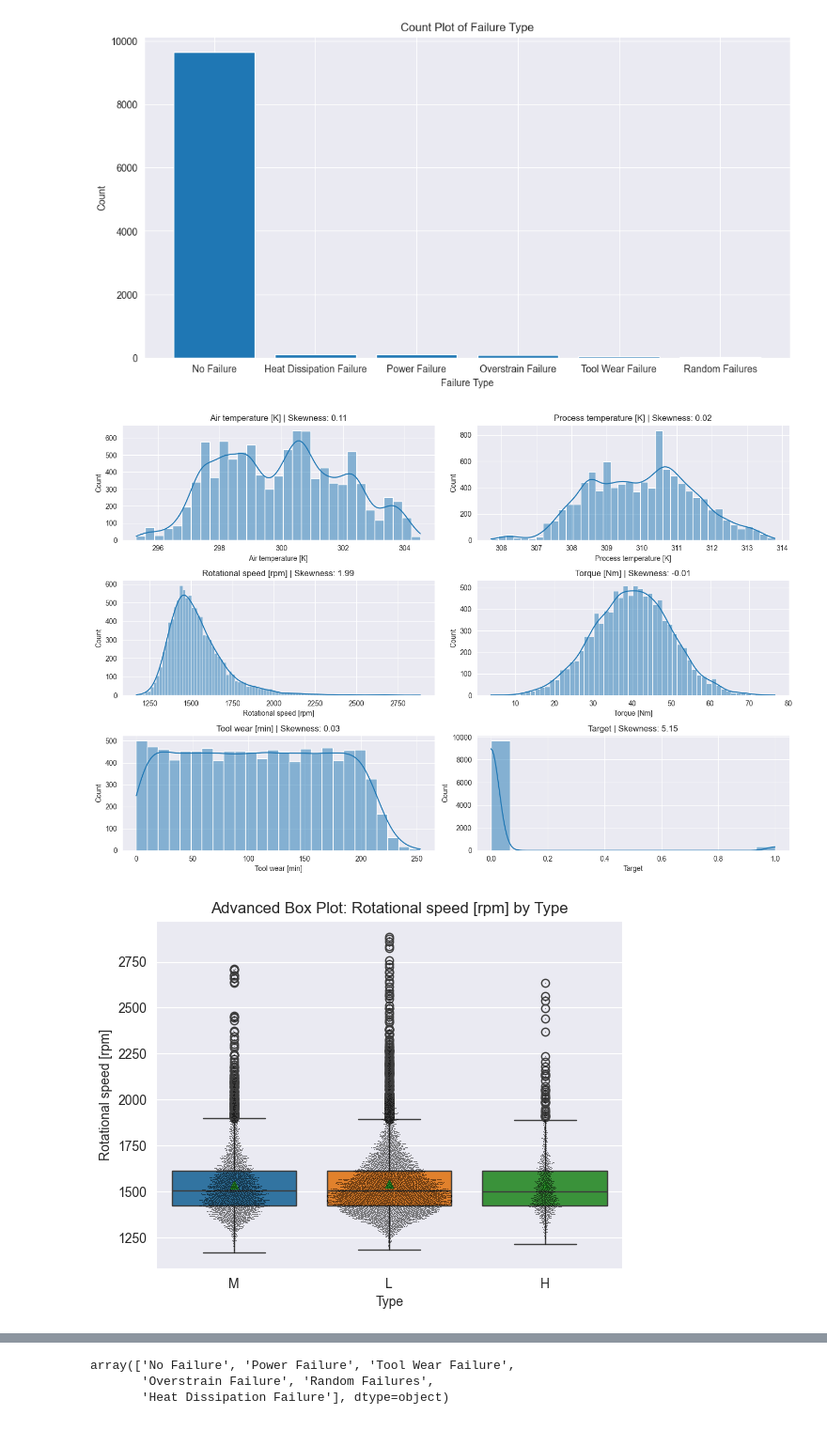
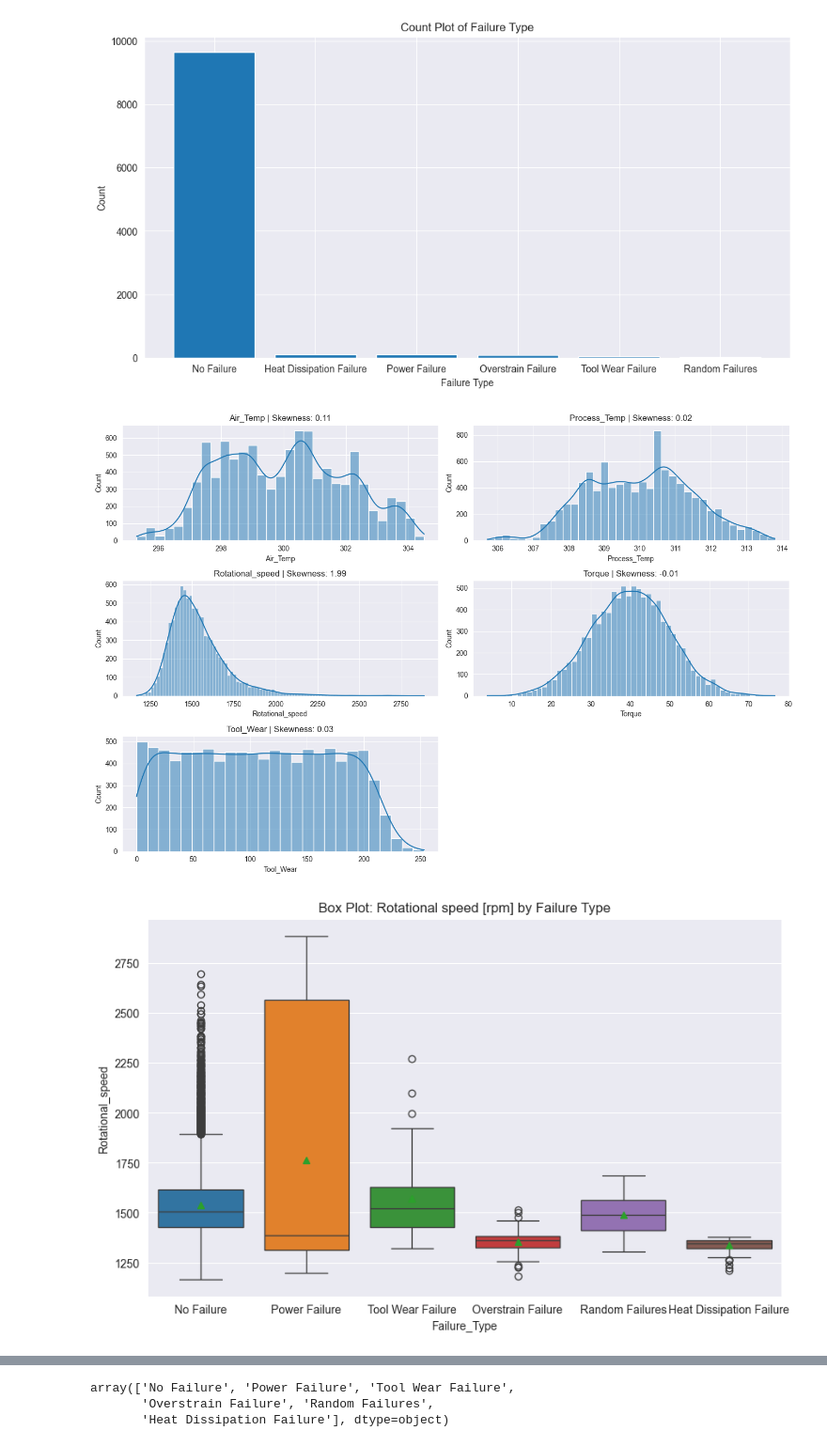
Before and after one commit to DhammikePremachandra/Machine_Predictive_Maintenance_Classification, a Jupyter notebook: Machine_Predictive_Maintenance_Classification.ipynb, the cells around one changed output, grey strips where cells are left out. Shown at 94% size. Cells and saved outputs as stored; diff of their text form; code cells hidden in the pictures.

Commit message:
Data preprocessing,EDA and feature selection have been done

```diff
--- a/Machine_Predictive_Maintenance_Classification.ipynb
+++ b/Machine_Predictive_Maintenance_Classification.ipynb
@@ -123,8 +130,8 @@ Target                         2
 Failure Type                   6
 dtype: int64
 # %%
-# Dropping 'UDI' and 'Product ID' columns.
-df.drop(columns=['UDI', 'Product ID'], axis=1, inplace=True)
+# Dropping 'UDI', 'Target' and 'Product ID' columns.
+df.drop(columns=['UDI', 'Product ID', 'Target'], axis=1, inplace=True)
 df.head()
 # %% [output]
 |  | Type | Air temperature [K] | Process temperature [K] | Rotational speed [rpm] | Torque [Nm] | ... |
@@ -133,3 +140,15 @@ df.head()
 | 2 | L | 298.1 | 308.5 | 1498 | 49.4 | ... |
 | 3 | L | 298.2 | 308.6 | 1433 | 39.5 | ... |
 | 4 | L | 298.2 | 308.7 | 1408 | 40.0 | ... |
+# %%
+# Cleaning columns names.
+columns_to_rename = {
+    'Air temperature [K]' : 'Air_Temp',
+    'Process temperature [K]' : 'Process_Temp',
+    'Rotational speed [rpm]' : 'Rotational_speed',
+    'Torque [Nm]' : 'Torque',
+    'Tool wear [min]' : 'Tool_Wear',
+    'Failure Type' : 'Failure_Type'
+}
+df.rename(columns=columns_to_rename, inplace=True)
+df.head()
@@ -177,12 +203,17 @@ for idx, feature in enumerate(numerical_columns, 1):
 plt.tight_layout()
 plt.show()
 # %% [output]
-[figure, old version]
+[figure, new version]
 # %%
-# Advanced Boxplots
-sns.boxplot(data=df, x='Type', y='Rotational speed [rpm]', showmeans=True, hue='Type')
-sns.swarmplot(data=df, x='Type', y='Rotational speed [rpm]', color='black', alpha=0.5, size=0.8)  # Overlay datapoints
-plt.title("Advanced Box Plot: Rotational speed [rpm] by Type")
+# Exploring Rotational speed vs Failure Type using box plots.
+plt.figure(figsize=[10,6])
+sns.boxplot(
+    data=df, x='Failure_Type',
+    y='Rotational_speed',
+    showmeans=True,
+    hue='Failure_Type'
+)
+plt.title("Box Plot: Rotational speed [rpm] by Failure Type")
 plt.show()
 # %% [output]
-[figure, old version]
+[figure, new version]
```
Also changed, not shown: parts of 24 cells of this notebook.
